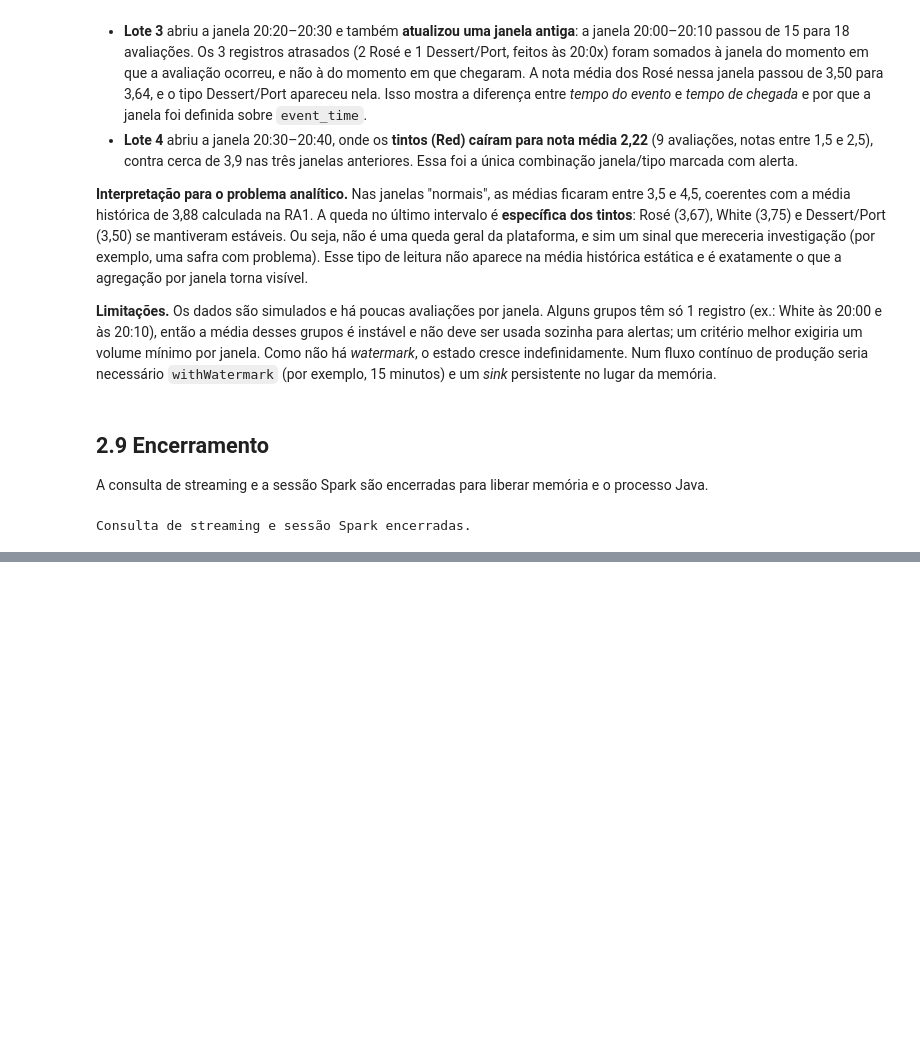
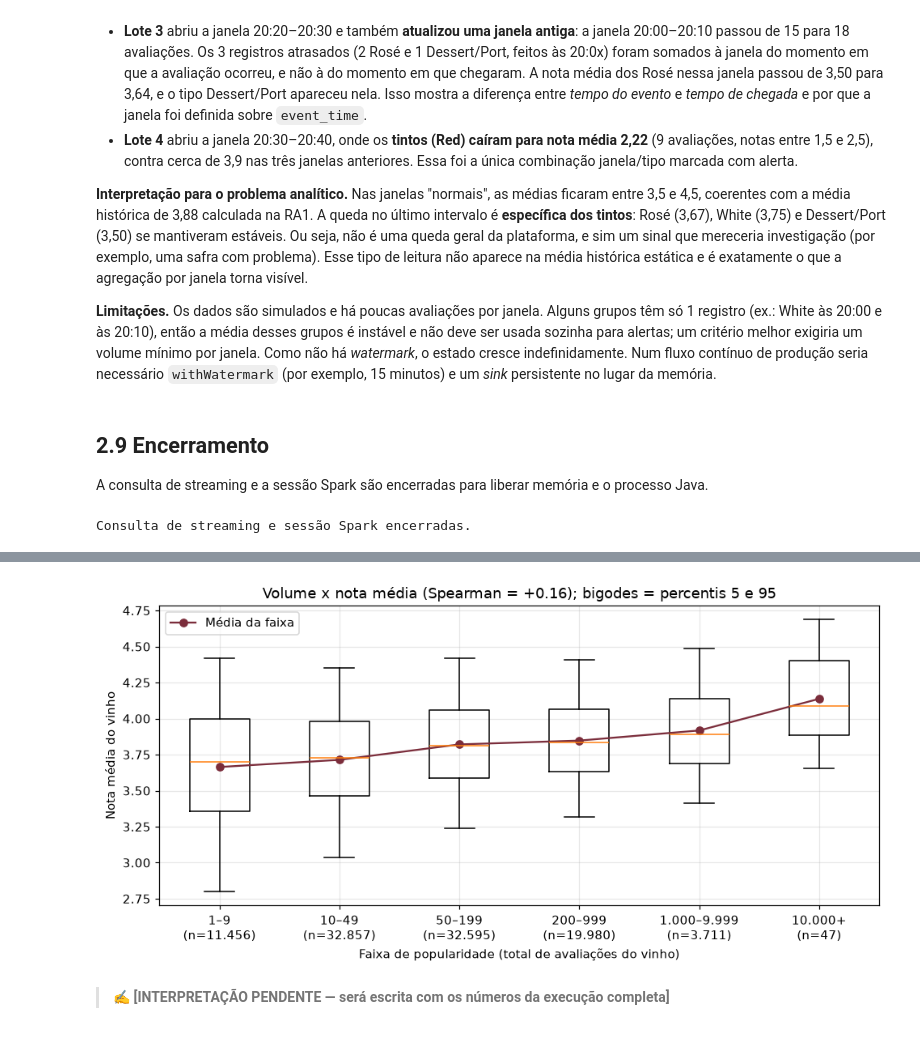
Before and after one commit to haku769/ra1-data-analytics, a Jupyter notebook: analise_vinhos.ipynb, the cells around one changed output, grey strips where cells are left out. Cells and saved outputs as stored; diff of their text form; code cells hidden in the pictures; blank space fills up the shorter version.

```diff
--- a/analise_vinhos.ipynb
+++ b/analise_vinhos.ipynb
@@ -525,0 +987,19 @@ Consulta de streaming e sessão Spark encerradas.
+# %%
+vinhos["Log10_Avaliacoes"] = np.log10(vinhos["Total_Avaliacoes"])
+pearson = vinhos["Log10_Avaliacoes"].corr(vinhos["Nota_Media"], method="pearson")
+spearman = vinhos["Total_Avaliacoes"].corr(vinhos["Nota_Media"], method="spearman")
+print(f"Correlação de Pearson  (log10 volume x nota média): {pearson:+.3f}")
+print(f"Correlação de Spearman (volume x nota média):        {spearman:+.3f}")
+
+limites = [0, 9, 49, 199, 999, 9999, np.inf]
+nomes = ["1–9", "10–49", "50–199", "200–999", "1.000–9.999", "10.000+"]
+vinhos["Faixa_Popularidade"] = pd.cut(vinhos["Total_Avaliacoes"], bins=limites, labels=nomes)
+por_faixa = (vinhos.groupby("Faixa_Popularidade", observed=True)
+             .agg(Vinhos=("WineID", "count"),
+                  Nota_Media=("Nota_Media", "mean"),
+                  Mediana=("Nota_Media", "median"),
+                  Desvio=("Nota_Media", "std"),
+                  Pct_Media_4_5_ou_mais=("Nota_Media", lambda s: 100 * (s >= 4.5).mean()),
+                  Pct_Media_abaixo_3=("Nota_Media", lambda s: 100 * (s < 3).mean())))
+print("\nNota média por faixa de popularidade (nº de avaliações do vinho):")
+display(por_faixa)
@@ -525,0 +1019,17 @@ Consulta de streaming e sessão Spark encerradas.
+# %%
+# Visualização 4 — Nota média por faixa de popularidade
+fig, ax = plt.subplots(figsize=(9, 4.5))
+dados_box = [vinhos.loc[vinhos["Faixa_Popularidade"] == f, "Nota_Media"] for f in por_faixa.index]
+ax.boxplot(dados_box, whis=(5, 95), showfliers=False)
+ax.plot(range(1, len(por_faixa) + 1), por_faixa["Nota_Media"], "o-", color="#7b2d3b", label="Média da faixa")
+ax.set_xticks(range(1, len(por_faixa) + 1),
+              [f"{f}\n(n={fmt(q)})" for f, q in zip(por_faixa.index, por_faixa["Vinhos"])])
+ax.set_xlabel("Faixa de popularidade (total de avaliações do vinho)")
+ax.set_ylabel("Nota média do vinho")
+ax.set_title(f"Volume x nota média (Spearman = {spearman:+.2f}); bigodes = percentis 5 e 95")
+ax.legend()
+plt.tight_layout(); plt.show()
+# %% [output]
+[figure, added]
+# %% [markdown]
+> ✍️ **[INTERPRETAÇÃO PENDENTE — será escrita com os números da execução completa]**
```
Also changed, not shown: parts of 33 cells of this notebook, 7 other files.
